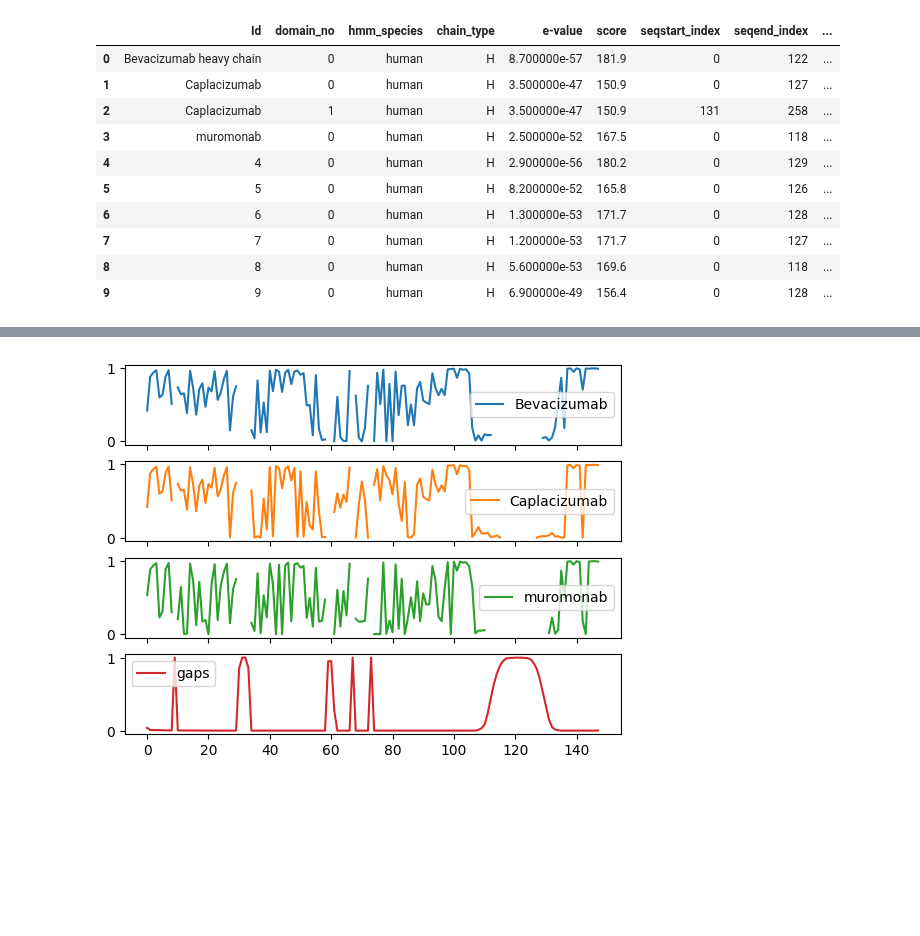
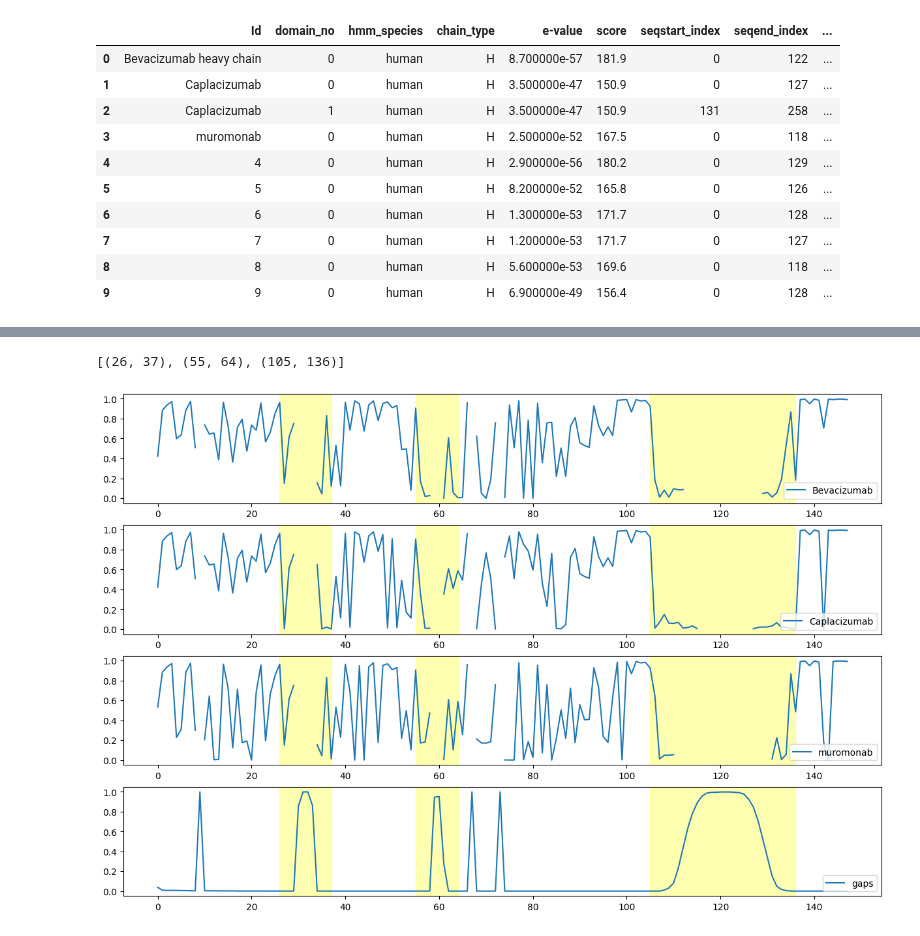
Before and after one commit to enricofrigoli/bioinformatics_fall22, a Jupyter notebook: task2c.ipynb, the cells around one changed output, grey strips where cells are left out. Cells and saved outputs as stored; diff of their text form; code cells hidden in the pictures; blank space fills up the shorter version.

Commit message:
messy code but we have the plot

```diff
--- a/task2c.ipynb
+++ b/task2c.ipynb
@@ -165,12 +137,3 @@ def compute_frequences(queryFastaPath, countsDf):
     frequences['gaps'] = countsDf.loc['-'] / nSeqInDf
 
     return frequences
-# %%
-def plot_frequences(counts):
-    frequences = compute_frequences('data/alignments/nTopSequences.fasta', counts)
-    frequences = pd.DataFrame(frequences)
-    frequences.plot(subplots=True)
-
-plot_frequences(counts)
-# %% [output]
-[figure, removed]
@@ -176,0 +143,40 @@ plot_frequences(counts)
+# %%
+def extract_cdr_indexes(numberingPath):
+    """
+    Read the csv file containing the IMGT numbering of all the sequences and return
+    a list of three tuple containin the indexes of the CDRs.
+    """
+    numberingDf = pd.read_csv(numberingPath, low_memory=False)
+    pos = list(numberingDf.columns)
+    del(numberingDf)
+    pos = pos[pos.index('1'):] # remove column names that are not positions in IMGT numbering
+
+    ret = [ (pos.index('27'), pos.index('38')),
+        (pos.index('56'), pos.index('65')),
+        (pos.index('105'), pos.index('117')) ]
+
+    return ret
+# %%
+def plot_frequences(frequences, indexes):
+
+    frequences = pd.DataFrame(frequences)
+    fig, ax = plt.subplots(figsize=(15,10), sharex = True)
+
+    i = len(frequences.columns)*100 + 10 + 1    # specify n_rows n_columns and current graph
+    for col in frequences.columns:
+        ax = plt.subplot(i)
+        plt.plot(frequences[col], label=col)
+        plt.legend(loc='lower right')
+        ax.axvspan(indexes[0][0], indexes[0][1], color='yellow', alpha=0.3)   # CDR1
+        ax.axvspan(indexes[1][0], indexes[1][1], color='yellow', alpha = 0.3) # CDR2
+        ax.axvspan(indexes[2][0], indexes[2][1], color='yellow', alpha = 0.3) # CDR3
+        i += 1
+    plt.savefig('data/antibody_similarity.png')
+# %%
+indexes = extract_cdr_indexes('data/numbering_comm_ab_H.csv')
+print(indexes)
+
+plot_frequences(frequences, indexes)
+# %% [output]
+[(26, 37), (55, 64), (105, 136)]
+[figure, added]
```
Also changed, not shown: parts of 4 cells of this notebook, 1 other file.
